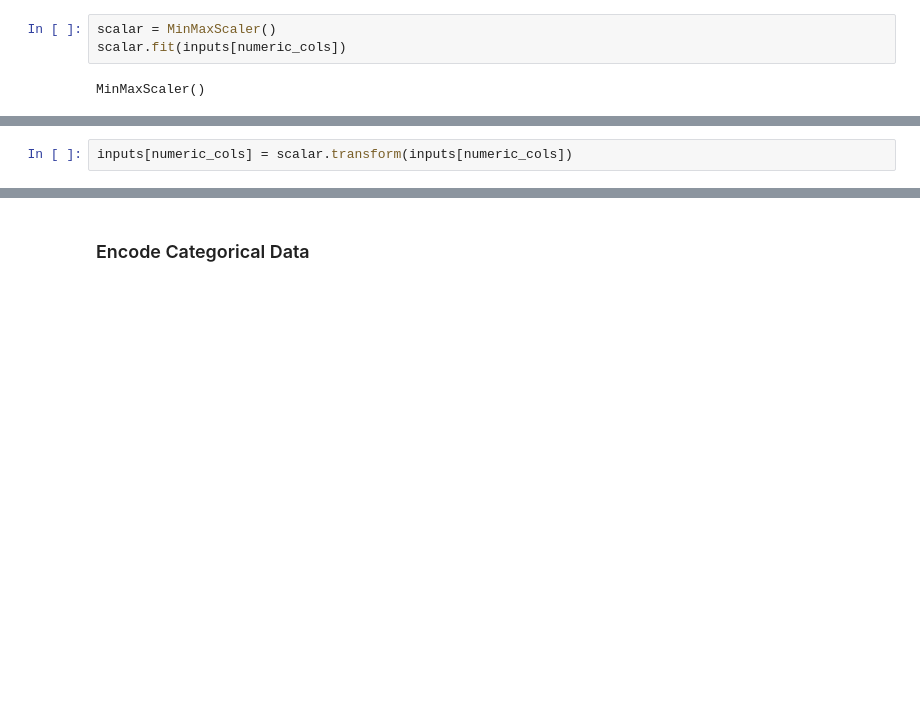
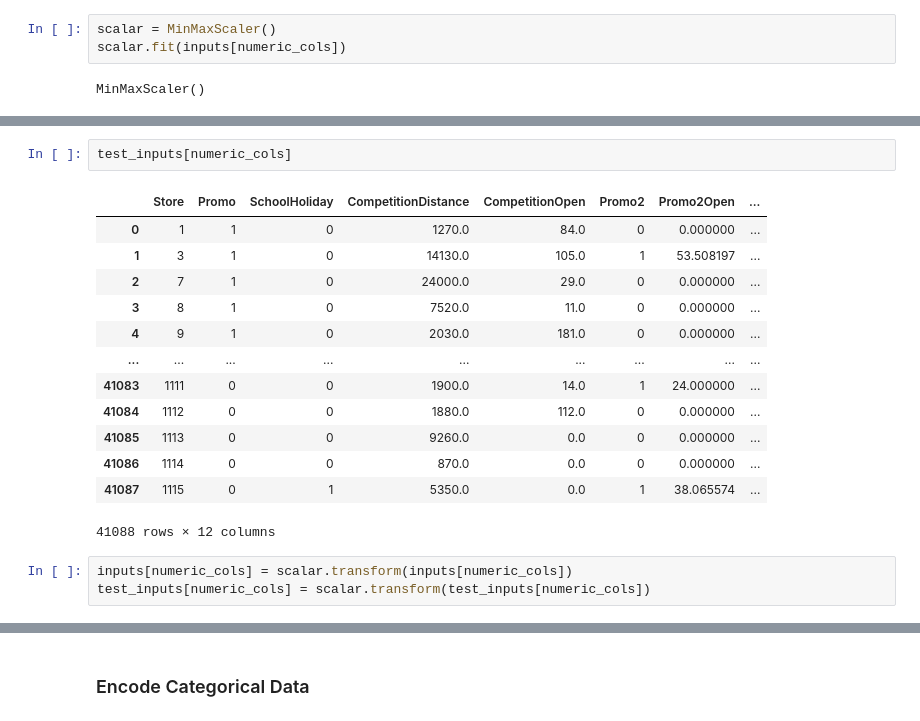
Before and after one commit to Neelam-Singhal/GradientBoostingModels, a Jupyter notebook: gbm.ipynb, the cells around one changed output, grey strips where cells are left out. Drawn from its saved outputs; the diff is of its cells as text; blank space fills up the shorter version.

```diff
--- a/gbm.ipynb
+++ b/gbm.ipynb
@@ -330,2 +362,19 @@ MinMaxScaler()
+# %%
+test_inputs[numeric_cols]
+# %% [output]
+|  | Store | Promo | SchoolHoliday | CompetitionDistance | CompetitionOpen | Promo2 | Promo2Open | ... |
+| 0 | 1 | 1 | 0 | 1270.0 | 84.0 | 0 | 0.000000 | ... |
+| 1 | 3 | 1 | 0 | 14130.0 | 105.0 | 1 | 53.508197 | ... |
+| 2 | 7 | 1 | 0 | 24000.0 | 29.0 | 0 | 0.000000 | ... |
+| 3 | 8 | 1 | 0 | 7520.0 | 11.0 | 0 | 0.000000 | ... |
+| 4 | 9 | 1 | 0 | 2030.0 | 181.0 | 0 | 0.000000 | ... |
+| ... | ... | ... | ... | ... | ... | ... | ... | ... |
+| 41083 | 1111 | 0 | 0 | 1900.0 | 14.0 | 1 | 24.000000 | ... |
+| 41084 | 1112 | 0 | 0 | 1880.0 | 112.0 | 0 | 0.000000 | ... |
+| 41085 | 1113 | 0 | 0 | 9260.0 | 0.0 | 0 | 0.000000 | ... |
+| 41086 | 1114 | 0 | 0 | 870.0 | 0.0 | 0 | 0.000000 | ... |
+| 41087 | 1115 | 0 | 1 | 5350.0 | 0.0 | 1 | 38.065574 | ... |
+41088 rows × 12 columns
 # %%
 inputs[numeric_cols] = scalar.transform(inputs[numeric_cols])
+test_inputs[numeric_cols] = scalar.transform(test_inputs[numeric_cols])
```
Also changed, not shown: parts of 17 cells of this notebook.
